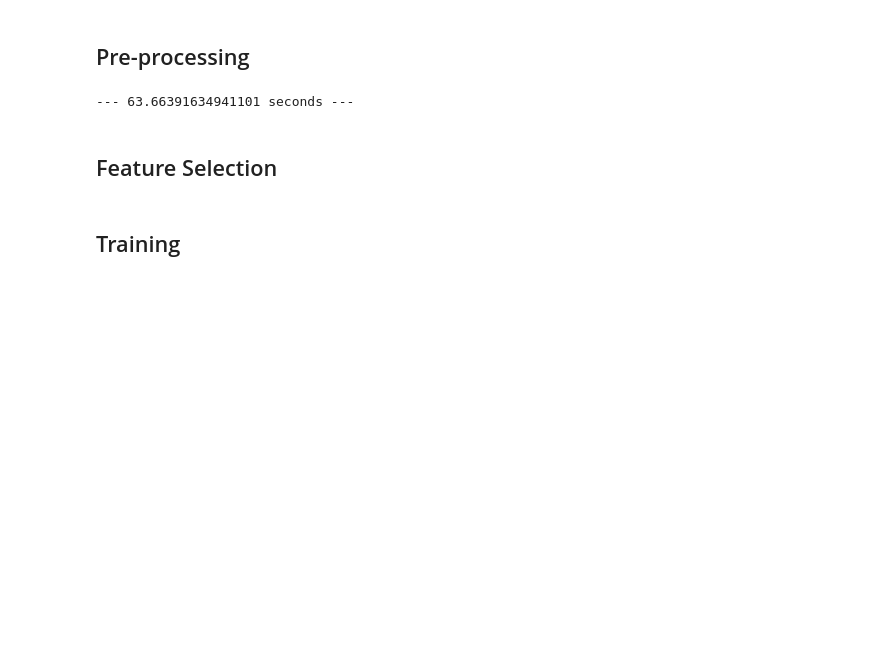
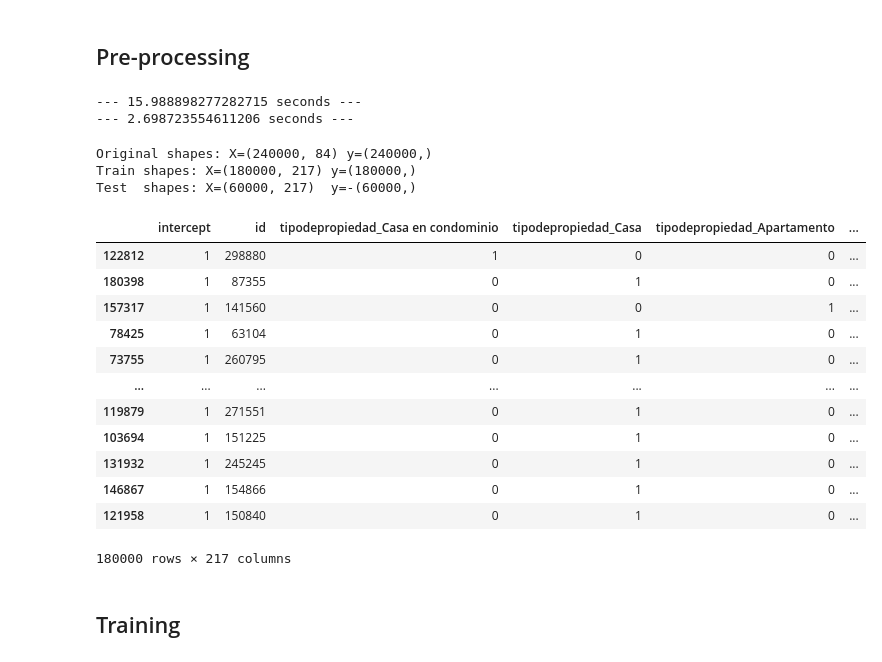
Before and after one commit to petermacgaul/orgaDatos-1, a Jupyter notebook: TP2/26 - VotingRegressor.ipynb, the cells around one changed output. Saved outputs shown, nothing was run; the diff lists cells and outputs as text; code cells hidden in the pictures; blank space fills up the shorter version.

```diff
--- a/TP2/26 - VotingRegressor.ipynb
+++ b/TP2/26 - VotingRegressor.ipynb
@@ -30,3 +42,15 @@ df_train = pd.read_csv("../data/palabras.csv")
+# %%
+df_train = pd.read_csv("../../data/palabras.csv")
+
+#mx = pd.read_csv("../data/mx_modified.csv")
+
+#mx = mx[["population_proper","provincia"]]
+
+#df_train = pd.merge(df_train,mx,on="provincia",how="left")
+
+#df_feature_descripcion = pd.read_csv("../data/word-features-reduced.csv", dtype=np.float16)
+
+#df_train = df_train.join(df_feature_descripcion)
 # %% [markdown]
 ## Pre-processing
 # %%
@@ -43,11 +62,38 @@ BE = ce.BinaryEncoder( handle_unknown='ignore')
+# %%
+X_train["ambientes"] = X_train["banos"] + X_train["habitaciones"]
+X_train["ambientesygarage"] = X_train["banos"] + X_train["habitaciones"]+X_train["garages"]
+
+X_test["ambientes"] = X_test["banos"] + X_test["habitaciones"]
+X_test["ambientesygarage"] = X_test["banos"] + X_test["habitaciones"]+X_test["garages"]
+# %%
+X_train[ ft.getTarget1Cols() ] = X_train[ft.getAllCols()+["antiguedad","banos","habitaciones"]]
+X_test[ ft.getTarget1Cols() ] = X_test[ft.getAllCols()+["antiguedad","banos","habitaciones"]]
+
+X_train[ ft.getTarget2Cols() ] = X_train[["tipodepropiedad","idzona"]]
+X_test[ ft.getTarget2Cols() ] = X_test[["tipodepropiedad","idzona"]]
+
+X_train[ ft.getTarget3Cols() ] = X_train[ft.getAllCols()]
+X_test[ ft.getTarget3Cols() ] = X_test[ft.getAllCols()]
+
+X_train[ ft.getTarget4Cols() ] = X_train[ft.getAllCols()]
+X_test[ ft.getTarget4Cols() ] = X_test[ft.getAllCols()]
+
+X_train[ ft.getTarget5Cols() ] = X_train[ft.getAllCols()]
+X_test[ ft.getTarget5Cols() ] = X_test[ft.getAllCols()]
+
+X_train[ ft.getTarget6Cols() ] = X_train[ft.getAllCols()]
+X_test[ ft.getTarget6Cols() ] = X_test[ft.getAllCols()]
 # %%
-X_train = ft.preprocess(X_train, OHE, BE, 'train')
-X_test = ft.preprocess(X_test, OHE, BE, 'test')
+X_train = ft.preprocess(X_train, OHE, BE, 'train', TE1, TE2, TE3, TE4, SumE, TE5, TE6, y_train)
+X_test = ft.preprocess( X_test , OHE, BE, 'test' , TE1, TE2, TE3, TE4, SumE, TE5, TE6)
 # %% [output]
---- 63.66391634941101 seconds ---
+--- 15.988898277282715 seconds ---
+--- 2.698723554611206 seconds ---
 # %%
 print(f"Original shapes: X={X.shape} y={y.shape}")
 print(f"Train shapes: X={X_train.shape} y={y_train.shape}")
-print(f"Test  shapes: X={X_test.shape}  y={y_test.shape}")
+print(f"Test  shapes: X={X_test.shape}  y=-{y_test.shape}")
+# %% [output]
+Original shapes: X=(240000, 84) y=(240000,)
+Train shapes: X=(180000, 217) y=(180000,)
+Test  shapes: X=(60000, 217)  y=-(60000,)
-# %% [markdown]
-## Feature Selection
@@ -63,0 +100,16 @@ print(f"Test  shapes: X={X_test.shape}  y={y_test.shape}")
+# %%
+X_train
+# %% [output]
+|  | intercept | id | tipodepropiedad_Casa en condominio | tipodepropiedad_Casa | tipodepropiedad_Apartamento | ... |
+| 122812 | 1 | 298880 | 1 | 0 | 0 | ... |
+| 180398 | 1 | 87355 | 0 | 1 | 0 | ... |
+| 157317 | 1 | 141560 | 0 | 0 | 1 | ... |
+| 78425 | 1 | 63104 | 0 | 1 | 0 | ... |
+| 73755 | 1 | 260795 | 0 | 1 | 0 | ... |
+| ... | ... | ... | ... | ... | ... | ... |
+| 119879 | 1 | 271551 | 0 | 1 | 0 | ... |
+| 103694 | 1 | 151225 | 0 | 1 | 0 | ... |
+| 131932 | 1 | 245245 | 0 | 1 | 0 | ... |
+| 146867 | 1 | 154866 | 0 | 1 | 0 | ... |
+| 121958 | 1 | 150840 | 0 | 1 | 0 | ... |
+180000 rows × 217 columns
```
Also changed, not shown: parts of 29 cells of this notebook.
